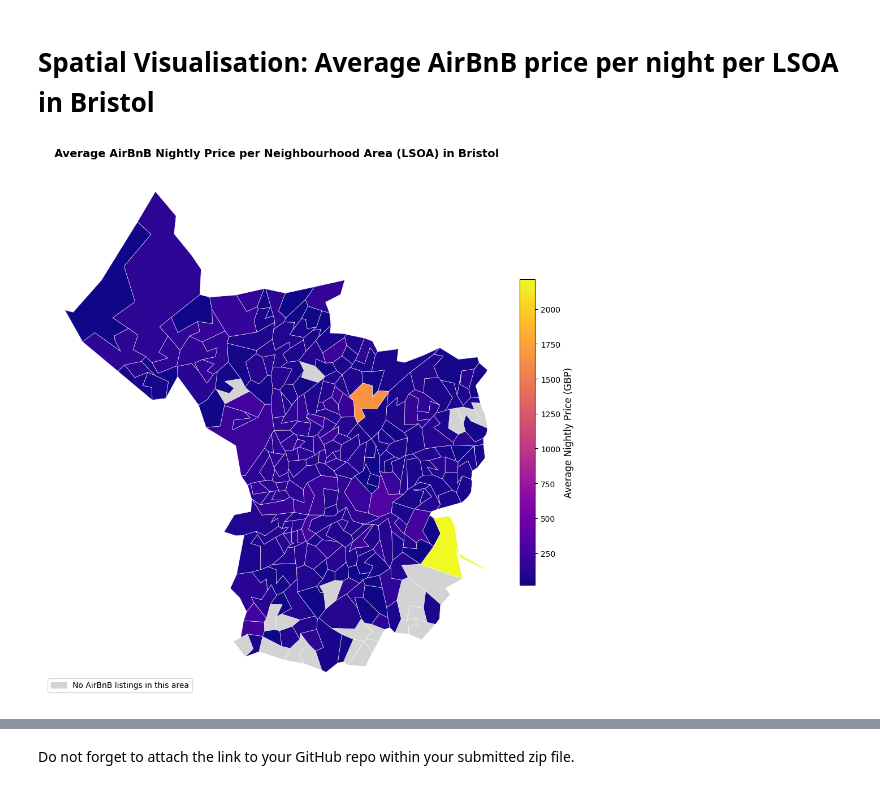
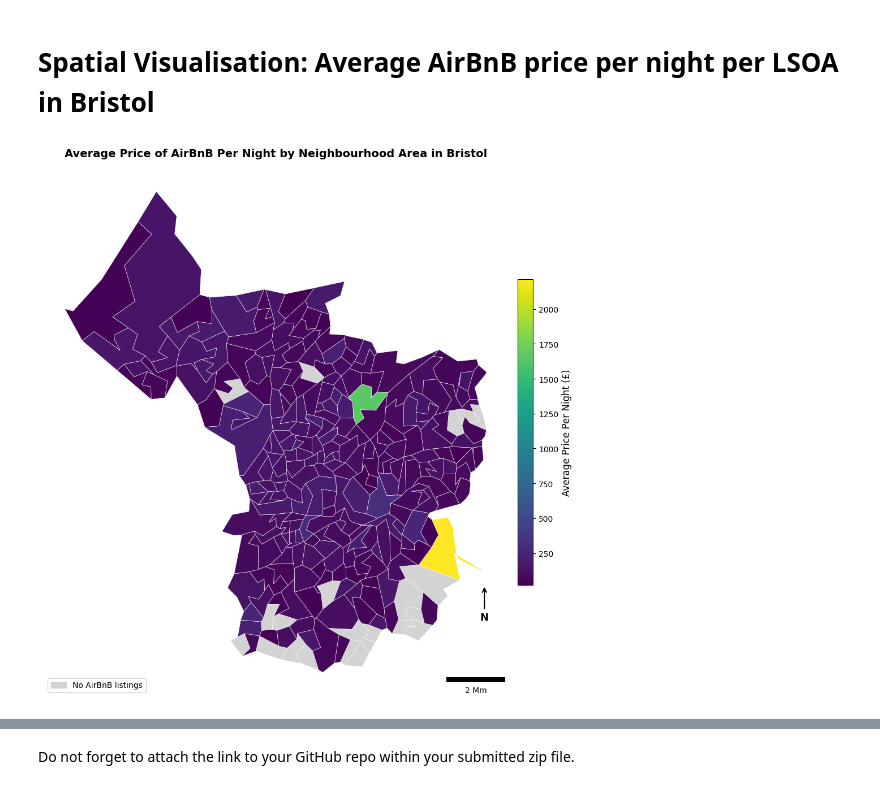
Before and after one commit to deeptanghosh02/GEOG5990M_Deeptanshu-Ghosh, a Jupyter notebook: GEOG5990M_Final_Project_resit.ipynb, the cells around one changed output, grey strips where cells are left out. Cells and saved outputs as stored; diff of their text form; code cells hidden in the pictures.

```diff
--- a/GEOG5990M_Final_Project_resit.ipynb
+++ b/GEOG5990M_Final_Project_resit.ipynb
@@ -363,17 +385,14 @@ A horizontal bar chart was chosen because it makes comparing values across a sma
 # %% [markdown]
 # **Spatial Visualisation: Average AirBnB price per night per LSOA in Bristol**
 # %%
-import matplotlib.cm as cm
-import matplotlib.colors as mcolors
-import matplotlib.patches as mpatches
-
-# Separate LSOAs into those with and without AirBnB price data
-ahah_with_data = ahah_merged[ahah_merged['avg_nightly_price'].notna()]
-ahah_no_data   = ahah_merged[ahah_merged['avg_nightly_price'].isna()]
+# Reproject to British National Grid for accurate scale bar
+ahah_bng = ahah_merged.to_crs(epsg=27700)
+ahah_with_data = ahah_bng[ahah_bng['avg_nightly_price'].notna()]
+ahah_no_data   = ahah_bng[ahah_bng['avg_nightly_price'].isna()]
 
 fig, ax = plt.subplots(1, 1, figsize=(10, 10))
 
-# Plot areas with no AirBnB data in light grey first (as background)
+# Plot areas with no AirBnB listings in light grey
 ahah_no_data.plot(
     ax=ax,
     color='lightgrey',
@@ -381,40 +400,57 @@ ahah_no_data.plot(
     linewidth=0.4
 )
 
-# Plot areas with AirBnB data using plasma colourmap
+# Plot areas with data using viridis (colourblind-safe)
 ahah_with_data.plot(
     column='avg_nightly_price',
-    cmap='plasma',
+    cmap='viridis',
     linewidth=0.4,
     edgecolor='white',
     legend=False,
     ax=ax,
     vmin=ahah_with_data['avg_nightly_price'].min(),
     vmax=ahah_with_data['avg_nightly_price'].max()
 )
 
-# Add a colourbar to show the price scale
+# Colourbar
 norm = mcolors.Normalize(
     vmin=ahah_with_data['avg_nightly_price'].min(),
     vmax=ahah_with_data['avg_nightly_price'].max()
 )
-sm = cm.ScalarMappable(cmap='plasma', norm=norm)
+sm = cm.ScalarMappable(cmap='viridis', norm=norm)
 sm.set_array([])
 cbar = fig.colorbar(sm, ax=ax, orientation='vertical', fraction=0.03, pad=0.02)
-cbar.set_label('Average Nightly Price (GBP)', fontsize=12)
+cbar.set_label('Average Price Per Night (£)', fontsize=12)
 
-# Add a legend entry to explain the grey areas
-grey_patch = mpatches.Patch(color='lightgrey', label='No AirBnB listings in this area')
+# Grey areas legend entry
+grey_patch = mpatches.Patch(color='lightgrey', label='No AirBnB listings')
 ax.legend(handles=[grey_patch], loc='lower left', fontsize=10)
 
+# Scale bar (requires BNG projection)
+scalebar = ScaleBar(
+    1, 'km', length_fraction=0.2,
+    location='lower right', frameon=True,
+    color='black', box_alpha=0.7
+)
+ax.add_artist(scalebar)
+
+# North arrow
+x, y, arrow_length = 0.95, 0.15, 0.06
+ax.annotate(
+    'N', xy=(x, y + arrow_length), xytext=(x, y),
+    xycoords='axes fraction', textcoords='axes fraction',
+    ha='center', va='center', fontsize=13, fontweight='bold',
+    arrowprops=dict(arrowstyle='->', color='black', lw=1.5)
+)
+
 ax.set_title(
-    'Average AirBnB Nightly Price per Neighbourhood Area (LSOA) in Bristol',
+    'Average Price of AirBnB Per Night by Neighbourhood Area in Bristol',
     fontsize=14, fontweight='bold', pad=14
 )
 ax.axis('off')
 
 plt.tight_layout()
 plt.savefig('vis2_spatial_price_map.png', dpi=150, bbox_inches='tight')
 plt.show()
 # %% [output]
-[figure, old version]
+[figure, new version]
```
Also changed, not shown: parts of 3 cells of this notebook.
